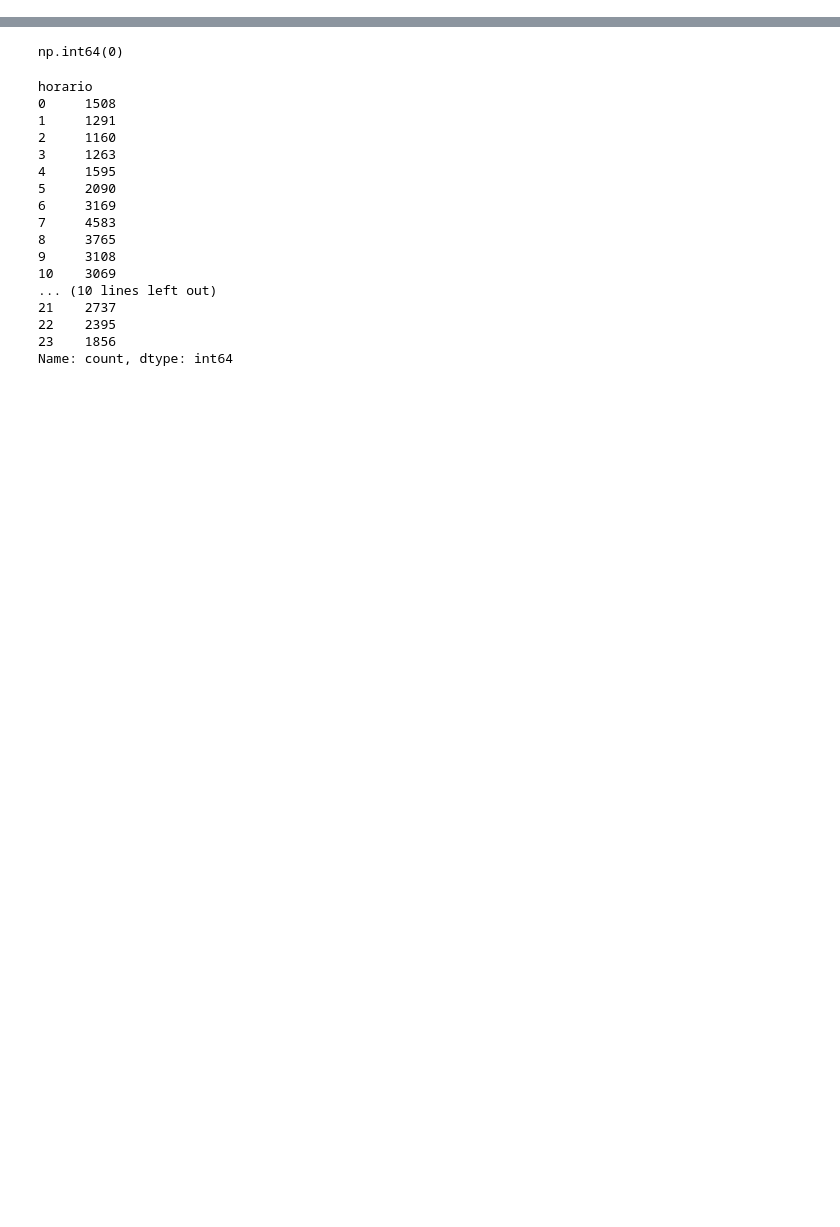
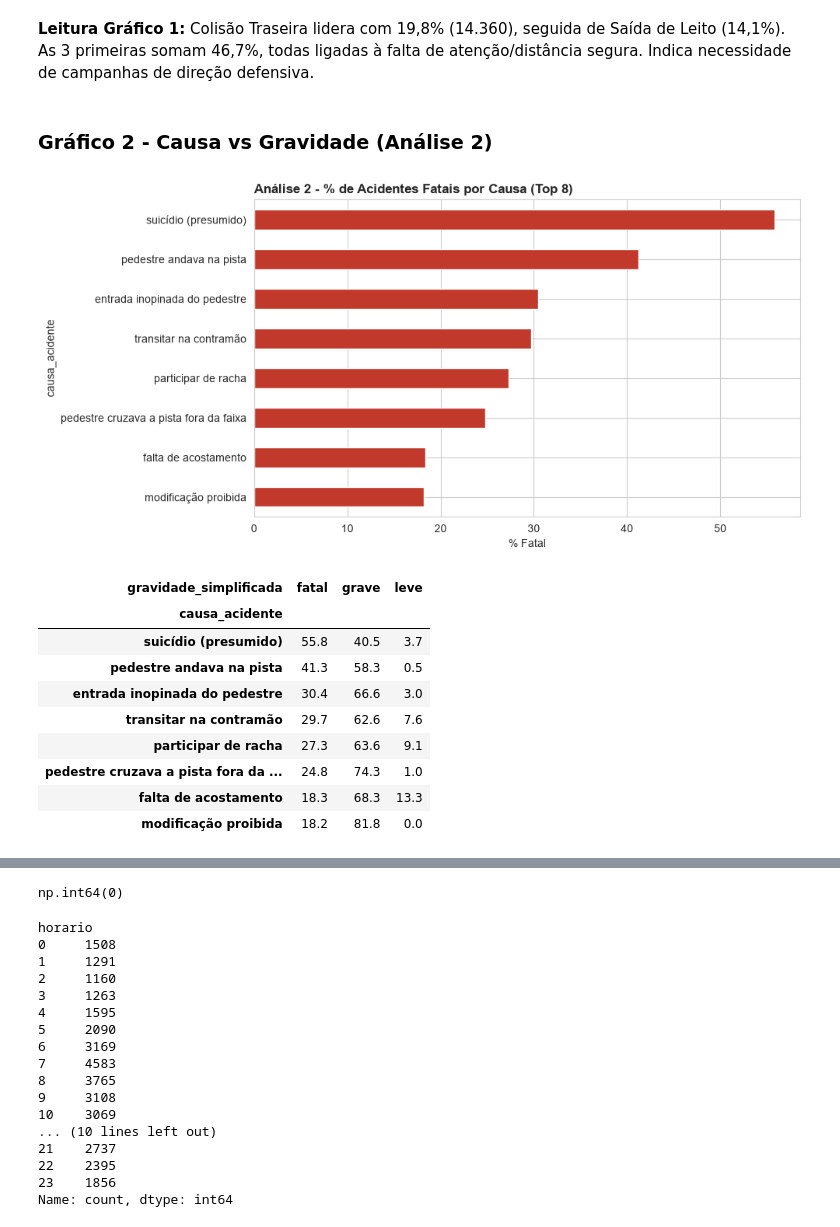
Before and after one commit to ajcasagrande-ship-it/projeto-final-ada, a Jupyter notebook: notebooks/analise.ipynb, the cells around one changed output, grey strips where cells are left out. Drawn from its saved outputs; the diff is of its cells as text; code cells hidden in the pictures; blank space fills up the shorter version.

```diff
--- a/notebooks/analise.ipynb
+++ b/notebooks/analise.ipynb
@@ -333,0 +285,28 @@ Name: count, dtype: int64
+# %% [markdown]
+**Leitura Gráfico 1:** Colisão Traseira lidera com 19,8% (14.360), seguida de Saída de Leito (14,1%). As 3 primeiras somam 46,7%, todas ligadas à falta de atenção/distância segura. Indica necessidade de campanhas de direção defensiva.
+# %% [markdown]
+### Gráfico 2 - Causa vs Gravidade (Análise 2)
+# %%
+# Causa que mais gera fatal
+causa_grav = pd.crosstab(df['causa_acidente'], df['gravidade_simplificada'], normalize='index')*100
+top_causas = causa_grav.sort_values('fatal', ascending=False).head(8)
+
+top_causas['fatal'].sort_values().plot(kind='barh', figsize=(10,5), color='#c0392b')
+plt.title('Análise 2 - % de Acidentes Fatais por Causa (Top 8)', fontweight='bold', loc='left')
+plt.xlabel('% Fatal')
+plt.tight_layout()
+plt.show()
+
+top_causas[['fatal','grave','leve']].round(1).head(8)
+# %% [output]
+[figure, added]
+| gravidade_simplificada | fatal | grave | leve |
+| causa_acidente |  |  |  |
+| suicídio (presumido) | 55.8 | 40.5 | 3.7 |
+| pedestre andava na pista | 41.3 | 58.3 | 0.5 |
+| entrada inopinada do pedestre | 30.4 | 66.6 | 3.0 |
+| transitar na contramão | 29.7 | 62.6 | 7.6 |
+| participar de racha | 27.3 | 63.6 | 9.1 |
+| pedestre cruzava a pista fora da ... | 24.8 | 74.3 | 1.0 |
+| falta de acostamento | 18.3 | 68.3 | 13.3 |
+| modificação proibida | 18.2 | 81.8 | 0.0 |
```
Also changed, not shown: parts of 58 cells of this notebook, 2 other files.
